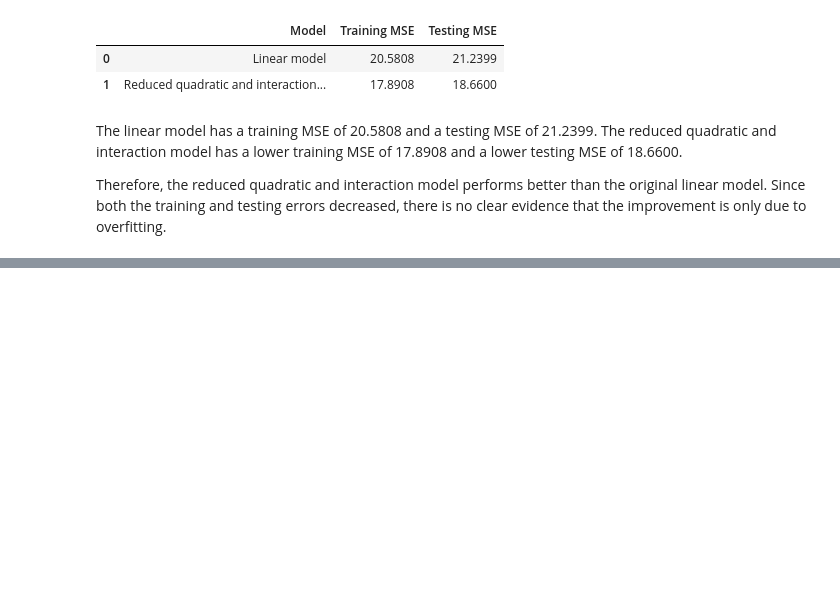
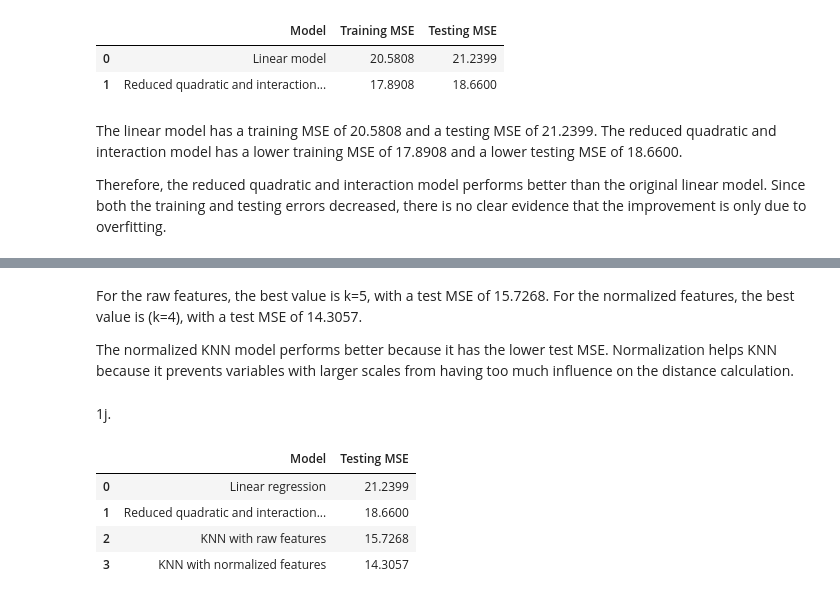
Before and after one commit to Kritiin5/DSCI-552-HW2, a Jupyter notebook: notebook/Bhattacharya_Kriti_HW2.ipynb, the cells around one changed output, grey strips where cells are left out. Cells and saved outputs as stored; diff of their text form; code cells hidden in the pictures; blank space fills up the shorter version.

```diff
--- a/notebook/Bhattacharya_Kriti_HW2.ipynb
+++ b/notebook/Bhattacharya_Kriti_HW2.ipynb
@@ -590,0 +627,27 @@ Therefore, the reduced quadratic and interaction model performs better than the
+# %%
+scaler = StandardScaler()
+
+X_train_normalized = scaler.fit_transform(X_train)
+X_test_normalized = scaler.transform(X_test)
+
+normalized_train_mse = []
+normalized_test_mse = []
+
+for k in k_values:
+    knn = KNeighborsRegressor(n_neighbors=k)
+    knn.fit(X_train_normalized, y_train)
+
+    train_predictions = knn.predict(X_train_normalized)
+    test_predictions = knn.predict(X_test_normalized)
+
+    normalized_train_mse.append(mean_squared_error(y_train, train_predictions))
+
+    normalized_test_mse.append(mean_squared_error(y_test, test_predictions))
+
+
+best_normalized_position = np.argmin(normalized_test_mse)
+best_normalized_k = list(k_values)[best_normalized_position]
+
+print("Best k using normalized features:", best_normalized_k)
+print("Normalized training MSE:", normalized_train_mse[best_normalized_position])
+print("Normalized testing MSE:", normalized_test_mse[best_normalized_position])
@@ -590,0 +682,19 @@ Therefore, the reduced quadratic and interaction model performs better than the
+# %% [markdown]
+For the raw features, the best value is k=5, with a test MSE of 15.7268. For the normalized features, the best value is \(k=4\), with a test MSE of 14.3057.
+
+The normalized KNN model performs better because it has the lower test MSE. Normalization helps KNN because it prevents variables with larger scales from having too much influence on the distance calculation.
+# %% [markdown]
+1j.
+# %%
+model_comparison = pd.DataFrame({
+    'Model': ['Linear regression', 'Reduced quadratic and interaction regression', 'KNN with raw features', 'KNN with normalized features'],
+    'Testing MSE': [linear_test_mse, reduced_test_mse, min(raw_test_mse), min(normalized_test_mse)]
+})
+
+model_comparison.round(4)
+# %% [output]
+|  | Model | Testing MSE |
+| 0 | Linear regression | 21.2399 |
+| 1 | Reduced quadratic and interaction... | 18.6600 |
+| 2 | KNN with raw features | 15.7268 |
+| 3 | KNN with normalized features | 14.3057 |
```
Also changed, not shown: parts of 25 cells of this notebook, 1 other file.
